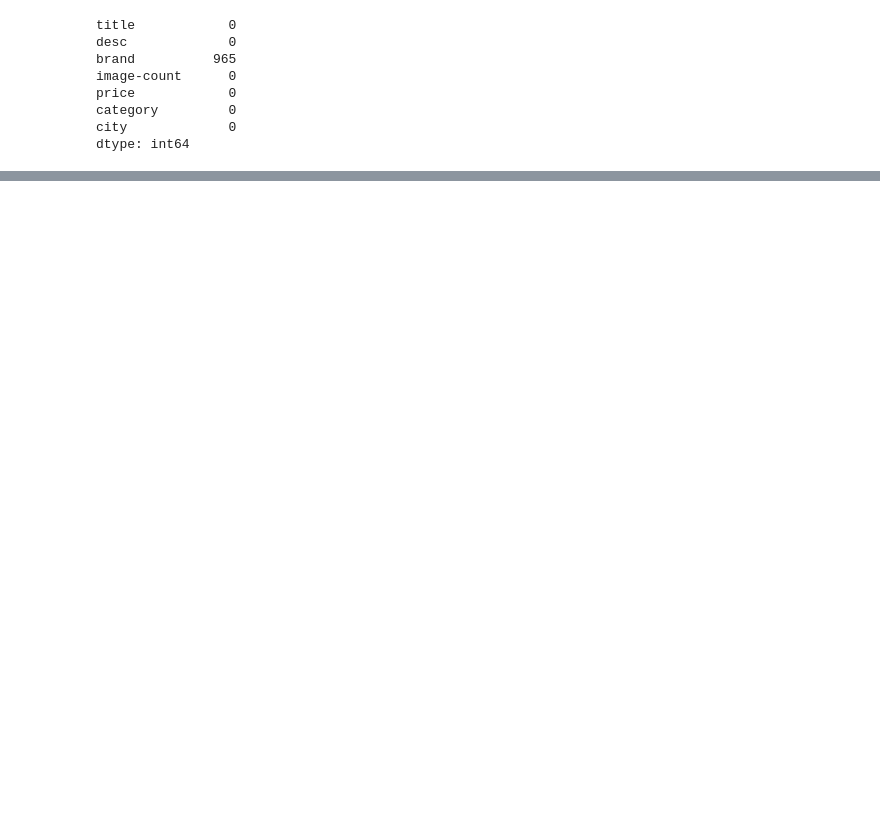
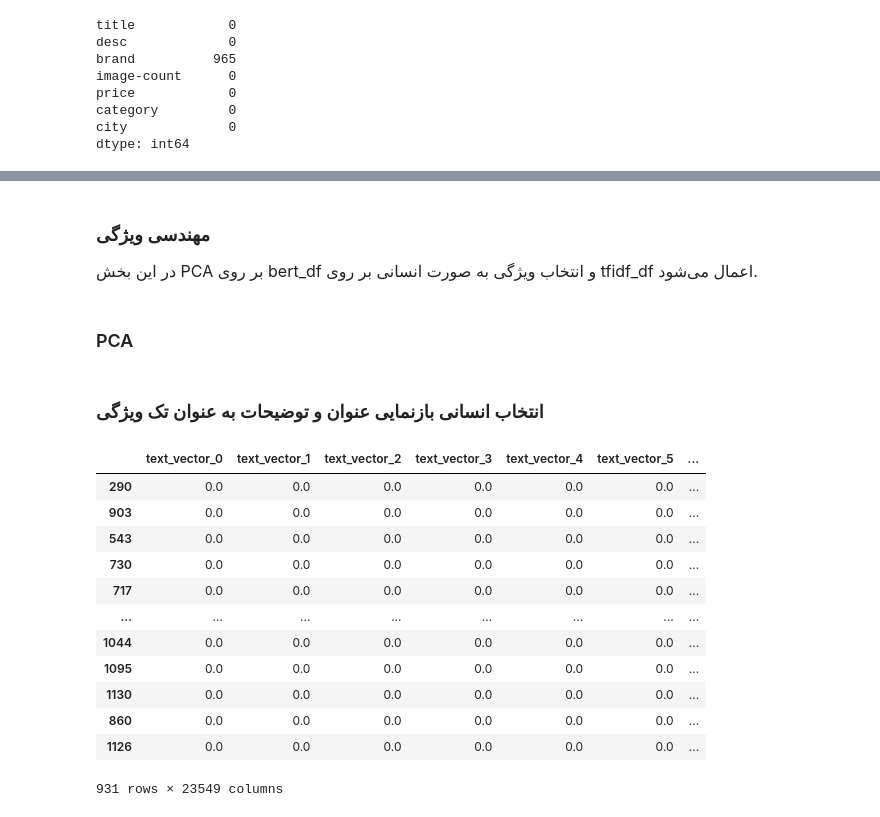
Before and after one commit to Ehyaee/MLSD_HW1, a Jupyter notebook: MLSD_HW1.ipynb, the cells around one changed output, grey strips where cells are left out. Drawn from its saved outputs; the diff is of its cells as text; code cells hidden in the pictures; blank space fills up the shorter version.

```diff
--- a/MLSD_HW1.ipynb
+++ b/MLSD_HW1.ipynb
@@ -281,0 +513,9 @@ df['desc'] = df['desc'].apply(lambda x: remove_unicode(x))
+# %% [markdown]
+<div dir="rtl">
+    <h3 style="padding-bottom: 20px;">مهندسی ویژگی</h3>
+    <div style="font-size: 16px;line-height: 1.6;">
+    در این بخش PCA بر روی bert_df و انتخاب ویژگی به صورت انسانی بر روی tfidf_df اعمال می‌شود.
+    </div>
+</div>
+# %% [markdown]
+<h3 style="padding-bottom: 20px;" dir="rtl">PCA</h3>
@@ -281,0 +531,23 @@ df['desc'] = df['desc'].apply(lambda x: remove_unicode(x))
+# %% [markdown]
+<h3 style="padding-bottom: 20px;" dir="rtl">انتخاب انسانی بازنمایی عنوان و توضیحات به عنوان تک ویژگی</h3>
+# %%
+y = tfidf_df.loc[:, ['category']]
+X = tfidf_df.drop(['brand', 'image-count', 'price', 'city', 'category'], axis=1)
+
+X_train_tfidf, X_test_tfidf, y_train_tfidf, y_test_tfidf = train_test_split(X, y, test_size=0.2, random_state=42)
+
+X_train_tfidf
+# %% [output]
+|  | text_vector_0 | text_vector_1 | text_vector_2 | text_vector_3 | text_vector_4 | text_vector_5 | ... |
+| 290 | 0.0 | 0.0 | 0.0 | 0.0 | 0.0 | 0.0 | ... |
+| 903 | 0.0 | 0.0 | 0.0 | 0.0 | 0.0 | 0.0 | ... |
+| 543 | 0.0 | 0.0 | 0.0 | 0.0 | 0.0 | 0.0 | ... |
+| 730 | 0.0 | 0.0 | 0.0 | 0.0 | 0.0 | 0.0 | ... |
+| 717 | 0.0 | 0.0 | 0.0 | 0.0 | 0.0 | 0.0 | ... |
+| ... | ... | ... | ... | ... | ... | ... | ... |
+| 1044 | 0.0 | 0.0 | 0.0 | 0.0 | 0.0 | 0.0 | ... |
+| 1095 | 0.0 | 0.0 | 0.0 | 0.0 | 0.0 | 0.0 | ... |
+| 1130 | 0.0 | 0.0 | 0.0 | 0.0 | 0.0 | 0.0 | ... |
+| 860 | 0.0 | 0.0 | 0.0 | 0.0 | 0.0 | 0.0 | ... |
+| 1126 | 0.0 | 0.0 | 0.0 | 0.0 | 0.0 | 0.0 | ... |
+931 rows × 23549 columns
```
Also changed, not shown: parts of 40 cells of this notebook.
